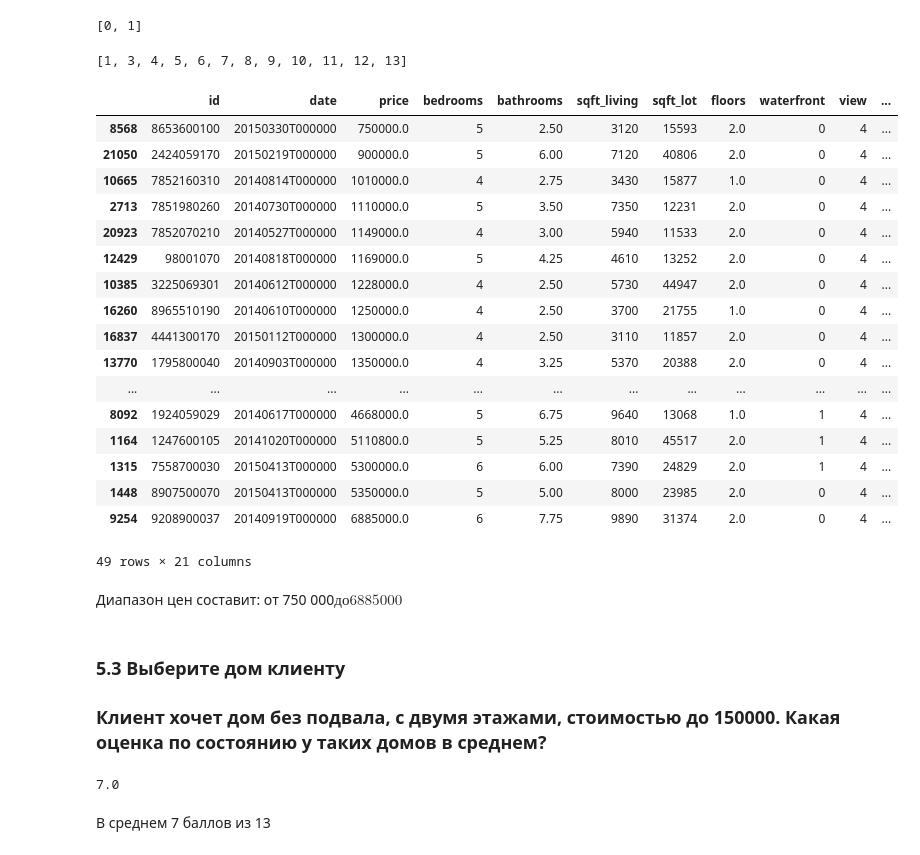
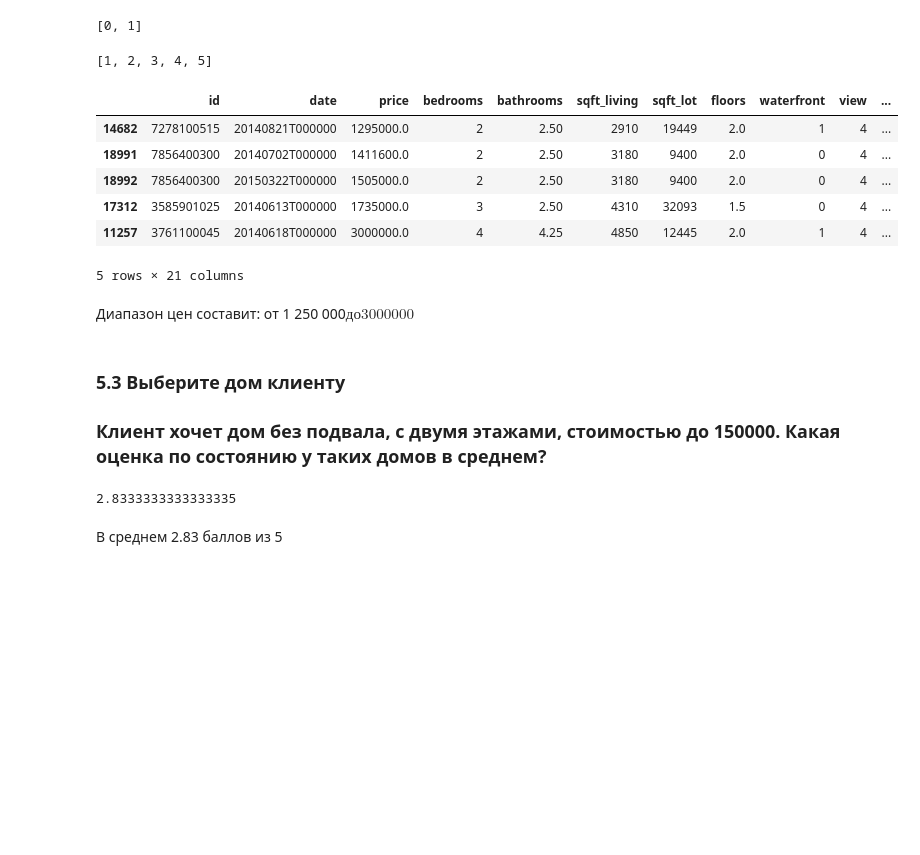
Before and after one commit to AkstElena/PytonForAnalyst, a Jupyter notebook: Homework/Homework2.ipynb, the cells around one changed output. Drawn from its saved outputs; the diff is of its cells as text; code cells hidden in the pictures; blank space fills up the shorter version.

```diff
--- a/Homework/Homework2.ipynb
+++ b/Homework/Homework2.ipynb
@@ -219,38 +228,27 @@ sorted(df['waterfront'].unique())
 # %% [output]
 [0, 1]
 # %%
-sorted(df['grade'].unique())
+sorted(df['condition'].unique())
 # %% [output]
-[1, 3, 4, 5, 6, 7, 8, 9, 10, 11, 12, 13]
+[1, 2, 3, 4, 5]
 # %%
-df[((df['view']==4)|(df['waterfront']==1))&(df['grade']>10)&(df['yr_built']>=1980)].sort_values('price')
+df[((df['view']==4)|(df['waterfront']==1))&(df['condition']==5)&(df['yr_built']>=1980)].sort_values('price')
 # %% [output]
 |  | id | date | price | bedrooms | bathrooms | sqft_living | sqft_lot | floors | waterfront | view | ... |
-| 8568 | 8653600100 | 20150330T000000 | 750000.0 | 5 | 2.50 | 3120 | 15593 | 2.0 | 0 | 4 | ... |
-| 21050 | 2424059170 | 20150219T000000 | 900000.0 | 5 | 6.00 | 7120 | 40806 | 2.0 | 0 | 4 | ... |
-| 10665 | 7852160310 | 20140814T000000 | 1010000.0 | 4 | 2.75 | 3430 | 15877 | 1.0 | 0 | 4 | ... |
-| 2713 | 7851980260 | 20140730T000000 | 1110000.0 | 5 | 3.50 | 7350 | 12231 | 2.0 | 0 | 4 | ... |
-| 20923 | 7852070210 | 20140527T000000 | 1149000.0 | 4 | 3.00 | 5940 | 11533 | 2.0 | 0 | 4 | ... |
-| 12429 | 98001070 | 20140818T000000 | 1169000.0 | 5 | 4.25 | 4610 | 13252 | 2.0 | 0 | 4 | ... |
-| 10385 | 3225069301 | 20140612T000000 | 1228000.0 | 4 | 2.50 | 5730 | 44947 | 2.0 | 0 | 4 | ... |
-| 16260 | 8965510190 | 20140610T000000 | 1250000.0 | 4 | 2.50 | 3700 | 21755 | 1.0 | 0 | 4 | ... |
-| 16837 | 4441300170 | 20150112T000000 | 1300000.0 | 4 | 2.50 | 3110 | 11857 | 2.0 | 0 | 4 | ... |
-| 13770 | 1795800040 | 20140903T000000 | 1350000.0 | 4 | 3.25 | 5370 | 20388 | 2.0 | 0 | 4 | ... |
-| ... | ... | ... | ... | ... | ... | ... | ... | ... | ... | ... | ... |
-| 8092 | 1924059029 | 20140617T000000 | 4668000.0 | 5 | 6.75 | 9640 | 13068 | 1.0 | 1 | 4 | ... |
-| 1164 | 1247600105 | 20141020T000000 | 5110800.0 | 5 | 5.25 | 8010 | 45517 | 2.0 | 1 | 4 | ... |
-| 1315 | 7558700030 | 20150413T000000 | 5300000.0 | 6 | 6.00 | 7390 | 24829 | 2.0 | 1 | 4 | ... |
-| 1448 | 8907500070 | 20150413T000000 | 5350000.0 | 5 | 5.00 | 8000 | 23985 | 2.0 | 0 | 4 | ... |
-| 9254 | 9208900037 | 20140919T000000 | 6885000.0 | 6 | 7.75 | 9890 | 31374 | 2.0 | 0 | 4 | ... |
+| 14682 | 7278100515 | 20140821T000000 | 1295000.0 | 2 | 2.50 | 2910 | 19449 | 2.0 | 1 | 4 | ... |
+| 18991 | 7856400300 | 20140702T000000 | 1411600.0 | 2 | 2.50 | 3180 | 9400 | 2.0 | 0 | 4 | ... |
+| 18992 | 7856400300 | 20150322T000000 | 1505000.0 | 2 | 2.50 | 3180 | 9400 | 2.0 | 0 | 4 | ... |
+| 17312 | 3585901025 | 20140613T000000 | 1735000.0 | 3 | 2.50 | 4310 | 32093 | 1.5 | 0 | 4 | ... |
+| 11257 | 3761100045 | 20140618T000000 | 3000000.0 | 4 | 4.25 | 4850 | 12445 | 2.0 | 1 | 4 | ... |
-49 rows × 21 columns
+5 rows × 21 columns
 # %% [markdown]
-Диапазон цен составит: от 750 000$ до 6 885 000$
+Диапазон цен составит: от 1 250 000$ до 3 000 000$
 # %% [markdown]
 ### 5.3 Выберите дом клиенту
 ### Клиент хочет дом без подвала, с двумя этажами, стоимостью до 150000. Какая оценка по состоянию у таких домов в среднем?
 # %%
-df[(df['sqft_basement']==0)&(df['floors']==2)&(df['price']<150000)]['grade'].mean()
+df[(df['sqft_basement']==0)&(df['floors']==2)&(df['price']<150000)]['condition'].mean()
 # %% [output]
-7.0
+2.8333333333333335
 # %% [markdown]
-В среднем 7 баллов из 13
+В среднем 2.83 баллов из 5
```
Also changed, not shown: parts of 5 cells of this notebook.
